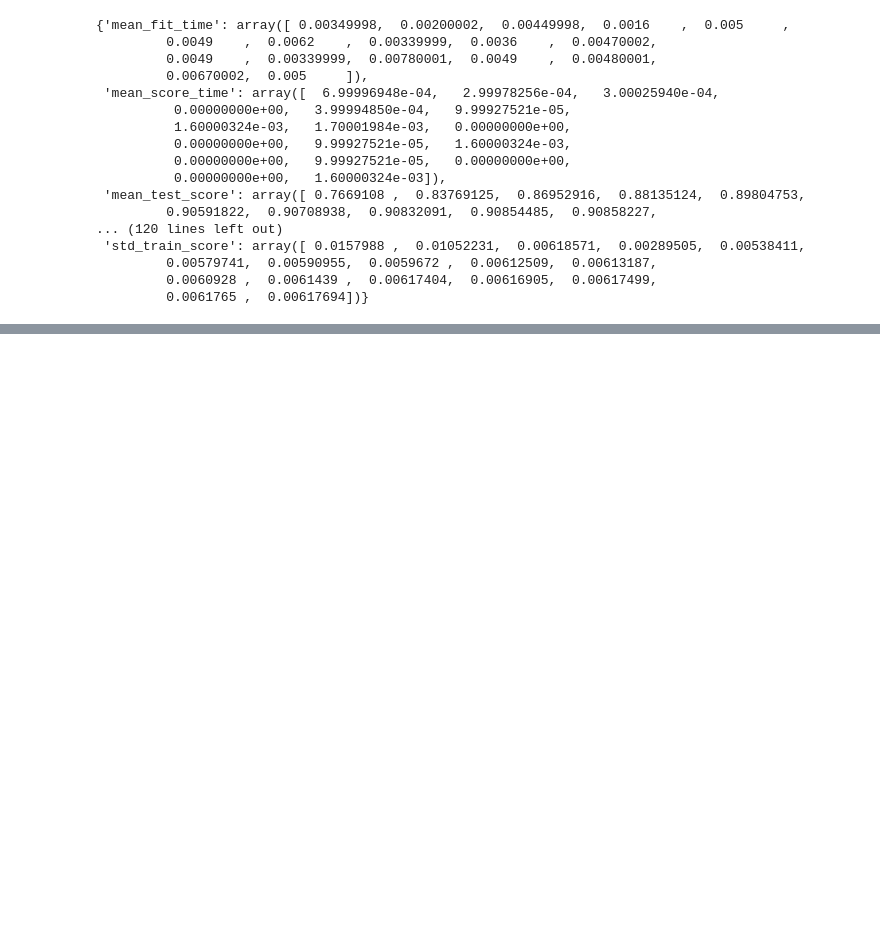
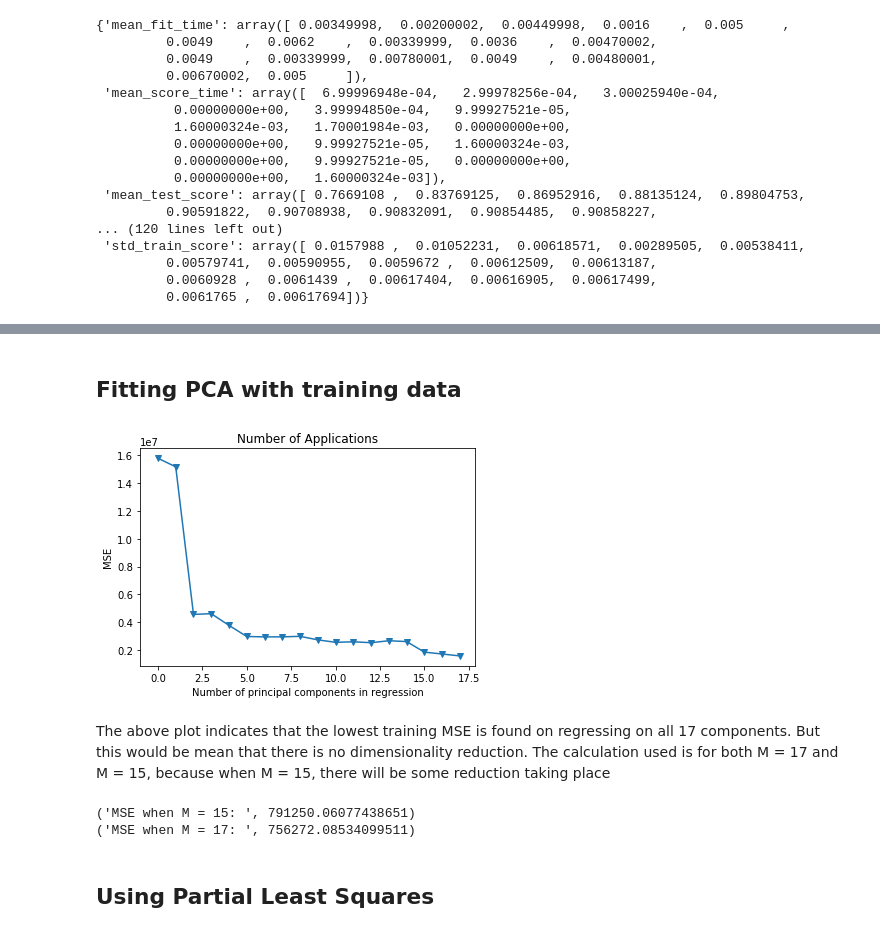
Before and after one commit to carolineeeyao/DSLAB, a Jupyter notebook: Lab6/Lab6.ipynb, the cells around one changed output, grey strips where cells are left out. Cells and saved outputs as stored; diff of their text form; code cells hidden in the pictures; blank space fills up the shorter version.

```diff
--- a/Lab6/Lab6.ipynb
+++ b/Lab6/Lab6.ipynb
@@ -154,0 +185,4 @@ gscv.cv_results_
+# %%
+lsr = LinearRegression()
+lsr.fit(X_train, y_train)
+mean_squared_error(y_test, lsr.predict(X_test))
@@ -154,0 +195,4 @@ gscv.cv_results_
+# %%
+ridge = RidgeCV(alphas = (0.01, 0.1, 0.25,0.5,0.75,1,5,10), cv = 5)
+ridge.fit(X_train,y_train)
+mean_squared_error(y_test,ridge.predict(X_test))
@@ -154,0 +205,3 @@ gscv.cv_results_
+# %%
+lasso = LassoCV(alphas = (0.01, 0.1, 0.25, 0.5, 0.75, 1, 5, 10), cv=5)
+lasso.fit(X_train, y_train)
@@ -154,0 +308,56 @@ gscv.cv_results_
+# %% [markdown]
+## Fitting PCA with training data
+# %%
+pca2 = PCA()
+X_reduced_train = pca2.fit_transform(scale(X_train))
+n = len(X_reduced_train)
+
+# 10-fold CV, with shuffle
+kf_10 = KFold(n_splits = 10, shuffle=True)
+
+mse = []
+
+# Calculate MSE with only the intercept (no principal components in regression)
+score = -1*cross_val_score(regr, np.ones((n,1)), y_train.ravel(), cv=kf_10, scoring='neg_mean_squared_error').mean()
+mse.append(score)
+
+# Calculate MSE using CV for the 19 principle components, adding one component at the time.
+for i in np.arange(1, 18):
+    score = -1*cross_val_score(regr, X_reduced_train[:,:i], y_train.ravel(), cv=kf_10, scoring='neg_mean_squared_error').mean()
+    mse.append(score)
+
+plt.plot(np.array(mse), '-v')
+plt.xlabel('Number of principal components in regression')
+plt.ylabel('MSE')
+plt.title('Number of Applications')
+plt.xlim(xmin=-1)
+plt.show()
+# %% [output]
+[figure, added]
+# %% [markdown]
+The above plot indicates that the lowest training MSE is found on regressing on all 17 components.  But this would be mean that there is no dimensionality reduction.  The calculation used is for both M = 17 and M = 15, because when M = 15, there will be some reduction taking place
+# %%
+X_reduced_test = pca2.transform(scale(X_test))[:,:16]
+
+# Train regression model on training data
+regr = LinearRegression()
+regr.fit(X_reduced_train[:,:16], y_train)
+
+# Prediction with test data
+pred = regr.predict(X_reduced_test)
+print("MSE when M = 15: ", mean_squared_error(y_test, pred))
+
+X_reduced_test = pca2.transform(scale(X_test))[:,:]
+
+# Train regression model on training data
+regr = LinearRegression()
+regr.fit(X_reduced_train[:,:], y_train)
+
+# Prediction with test data
+pred = regr.predict(X_reduced_test)
+print("MSE when M = 17: ", mean_squared_error(y_test, pred))
+# %% [output]
+('MSE when M = 15: ', 791250.06077438651)
+('MSE when M = 17: ', 756272.08534099511)
+# %% [markdown]
+## Using Partial Least Squares
```
Also changed, not shown: parts of 25 cells of this notebook.
